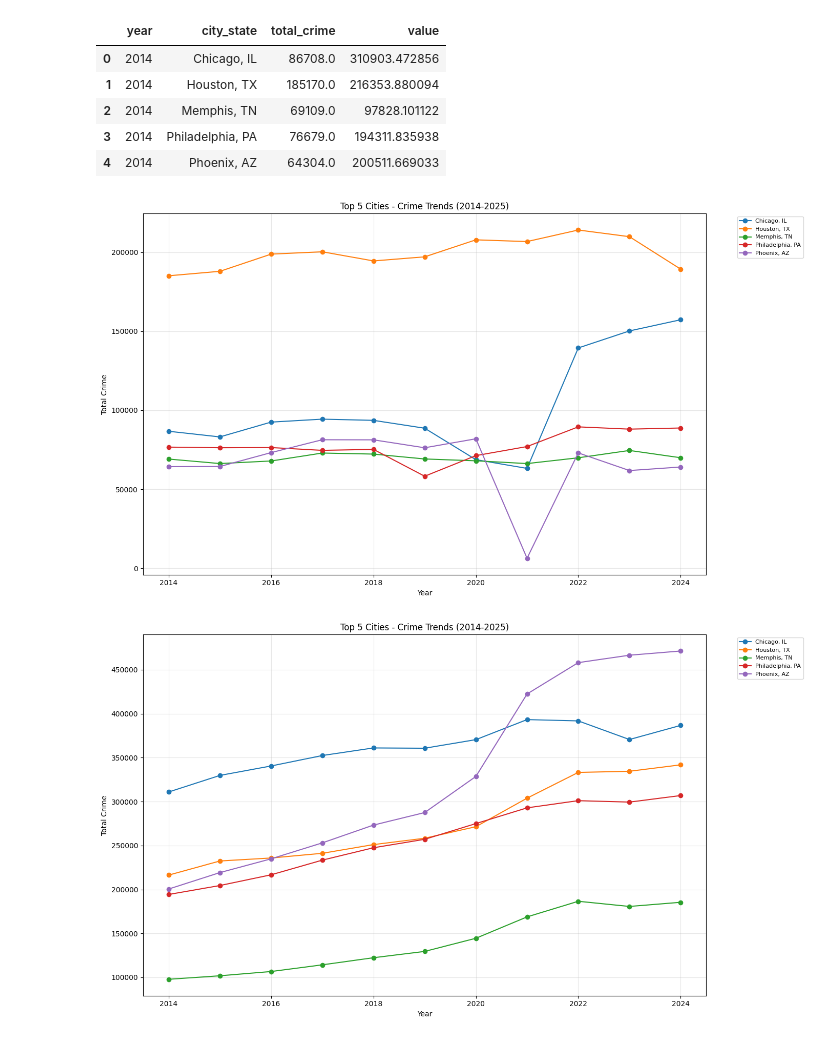
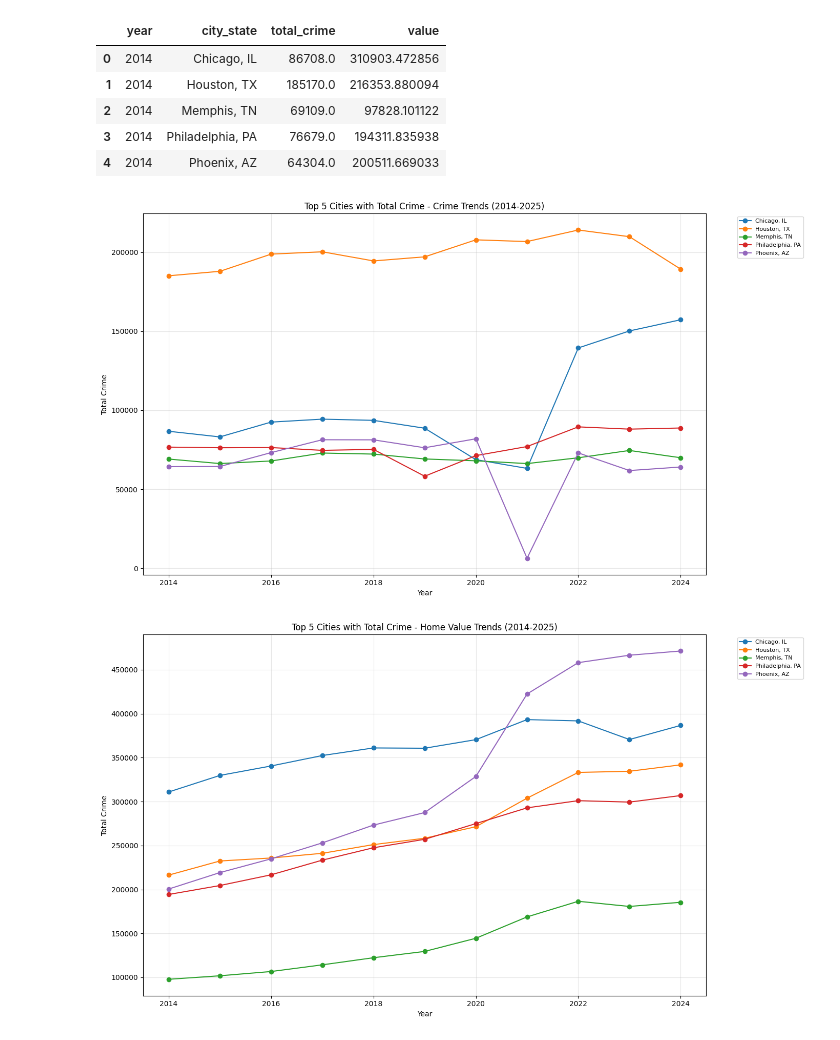
Before and after one commit to ZacharyKim/IS477-project, a Jupyter notebook: data_analysis.ipynb, the cells around one changed output. Saved outputs shown, nothing was run; the diff lists cells and outputs as text; code cells hidden in the pictures.

```diff
--- a/data_analysis.ipynb
+++ b/data_analysis.ipynb
@@ -18,7 +21,7 @@ top_5_crime_values_df.head()
 | 3 | 2014 | Philadelphia, PA | 76679.0 | 194311.835938 |
 | 4 | 2014 | Phoenix, AZ | 64304.0 | 200511.669033 |
 # %%
-# Line graph showing Top 5 Cities with highest Crime by year
+# Line graph showing total crime for each year of top 5 cities with highest average crime from 2014-2024
 plt.figure(figsize=(14, 8))
 for city in top_5_crime_values_df['city_state'].unique():
     city_data = top_5_crime_values_df[top_5_crime_values_df['city_state'] == city]
@@ -26,29 +29,29 @@ for city in top_5_crime_values_df['city_state'].unique():
 
 plt.xlabel('Year')
 plt.ylabel('Total Crime')
-plt.title('Top 5 Cities - Crime Trends (2014-2025)')
+plt.title('Top 5 Cities with Total Crime - Crime Trends (2014-2025)')
 plt.legend(bbox_to_anchor=(1.05, 1), loc='upper left', fontsize=8)
 plt.grid(True, alpha=0.3)
 plt.tight_layout()
 plt.show()
 # %% [output]
-[figure, old version]
+[figure, new version]
 # %%
 # Line graph showing the home value of Top 5 Cities with Crime by year
 plt.figure(figsize=(14, 8))
 for city in top_5_crime_values_df['city_state'].unique():
     city_data = top_5_crime_values_df[top_5_crime_df['city_state'] == city]
     plt.plot(city_data['year'], city_data['value'], marker='o', label=city)
 
 plt.xlabel('Year')
 plt.ylabel('Total Crime')
-plt.title('Top 5 Cities - Crime Trends (2014-2025)')
+plt.title('Top 5 Cities with Total Crime - Home Value Trends (2014-2025)')
 plt.legend(bbox_to_anchor=(1.05, 1), loc='upper left', fontsize=8)
 plt.grid(True, alpha=0.3)
 plt.tight_layout()
 plt.show()
 # %% [output]
-[figure, old version]
+[figure, new version]
 # %%
 # Dual-axis line graph for a specific city (e.g., Chicago, IL)
 
```
Also changed, not shown: parts of 8 cells of this notebook.
